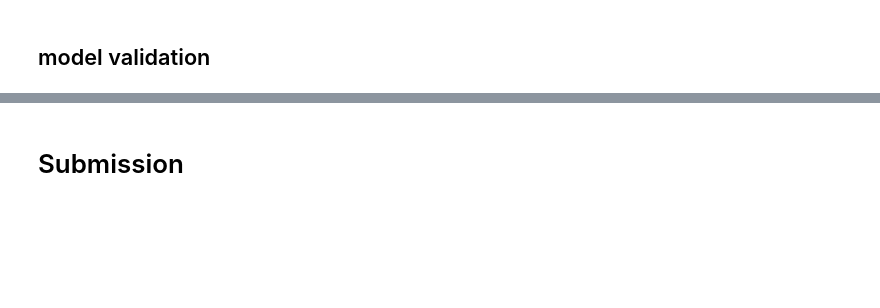
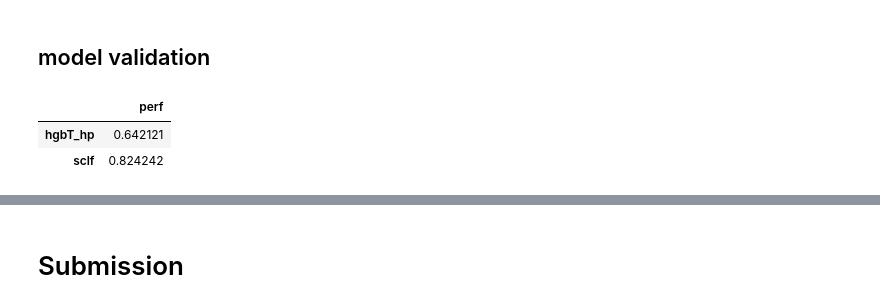
Before and after one commit to phenixMaster/ICR, a Jupyter notebook: icr-analysis-python.ipynb, the cells around one changed output, grey strips where cells are left out. Saved outputs shown, nothing was run; the diff lists cells and outputs as text; code cells hidden in the pictures; blank space fills up the shorter version.

```diff
--- a/icr-analysis-python.ipynb
+++ b/icr-analysis-python.ipynb
@@ -358,6 +352,20 @@ perf
 | hgbT_hp | 0.885378 |
 # %% [markdown]
 ## model validation
+# %%
+# validation perf
+model_dict4 = {
+"hgbT_hp": hgbT_hp,
+"sclf" : sclf,
+}
+
+# val_perf
+val_perf = fitModel(model_dict = model_dict4,train_data = test[num_var],y_train = test["Class"],cv=10)
+val_perf
+# %% [output]
+|  | perf |
+| hgbT_hp | 0.642121 |
+| sclf | 0.824242 |
 # %%
 #?validation_curve
 # %%
```
Also changed, not shown: parts of 16 cells of this notebook.
